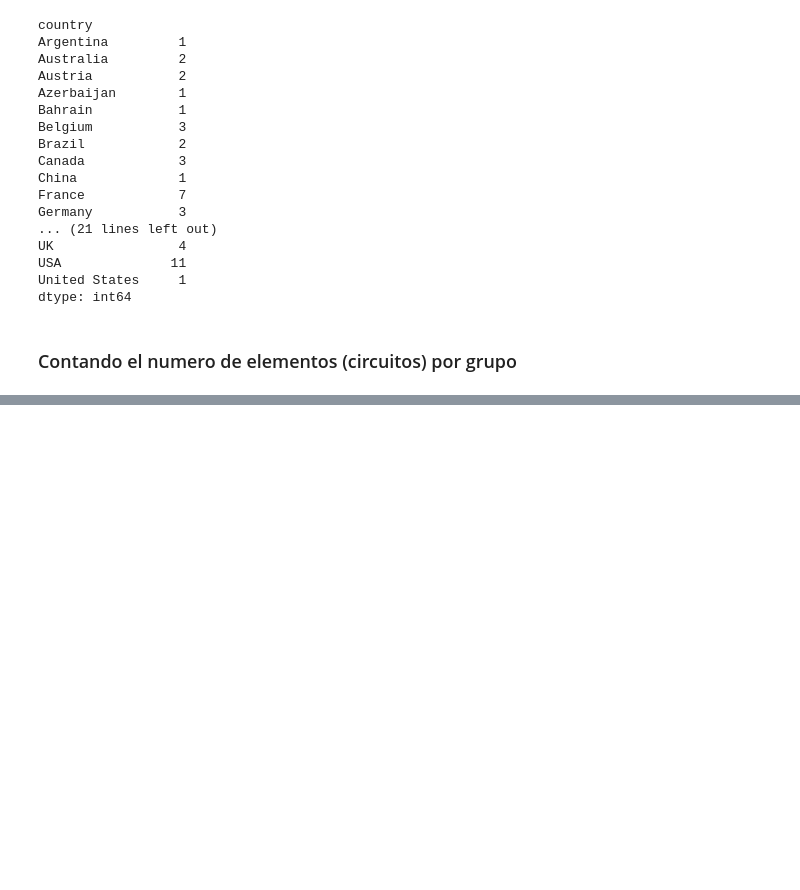
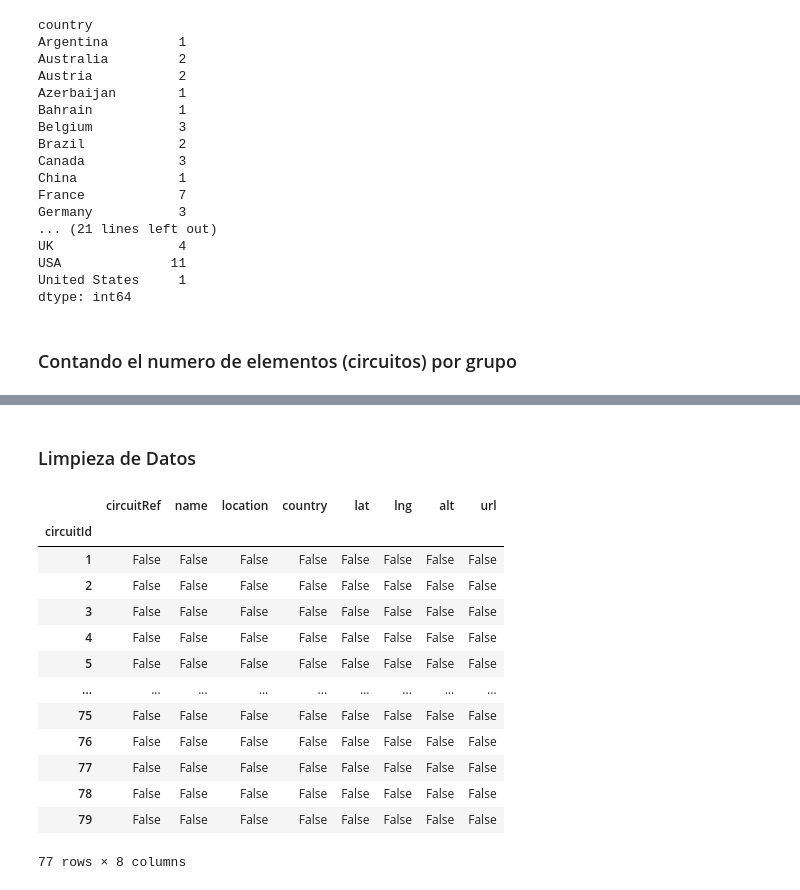
Before and after one commit to DervisMartinez/data-analysis-pandas, a Jupyter notebook: notebooks/Formula 1 World Championship (1950 - 2024).ipynb, the cells around one changed output, grey strips where cells are left out. Saved outputs shown, nothing was run; the diff lists cells and outputs as text; code cells hidden in the pictures; blank space fills up the shorter version.

```diff
--- a/notebooks/Formula 1 World Championship (1950 - 2024).ipynb
+++ b/notebooks/Formula 1 World Championship (1950 - 2024).ipynb
@@ -62,0 +94,20 @@ NameError: name 'circuits_by_country_element' is not defined
+# %% [markdown]
+### Limpieza de Datos
+# %%
+#identificar celdas nulas para los circuitos
+df_circuits.isnull()
+# %% [output]
+|  | circuitRef | name | location | country | lat | lng | alt | url |
+| circuitId |  |  |  |  |  |  |  |  |
+| 1 | False | False | False | False | False | False | False | False |
+| 2 | False | False | False | False | False | False | False | False |
+| 3 | False | False | False | False | False | False | False | False |
+| 4 | False | False | False | False | False | False | False | False |
+| 5 | False | False | False | False | False | False | False | False |
+| ... | ... | ... | ... | ... | ... | ... | ... | ... |
+| 75 | False | False | False | False | False | False | False | False |
+| 76 | False | False | False | False | False | False | False | False |
+| 77 | False | False | False | False | False | False | False | False |
+| 78 | False | False | False | False | False | False | False | False |
+| 79 | False | False | False | False | False | False | False | False |
+77 rows × 8 columns
```
Also changed, not shown: parts of 9 cells of this notebook.
